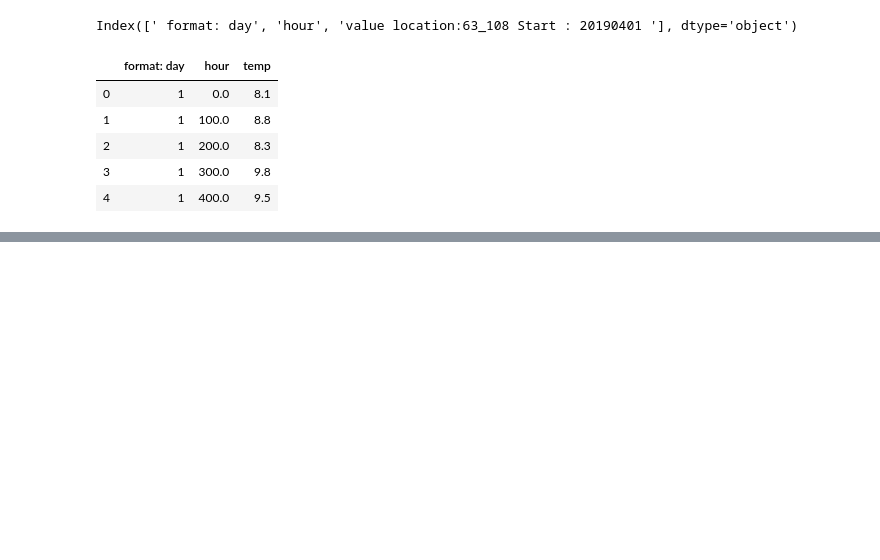
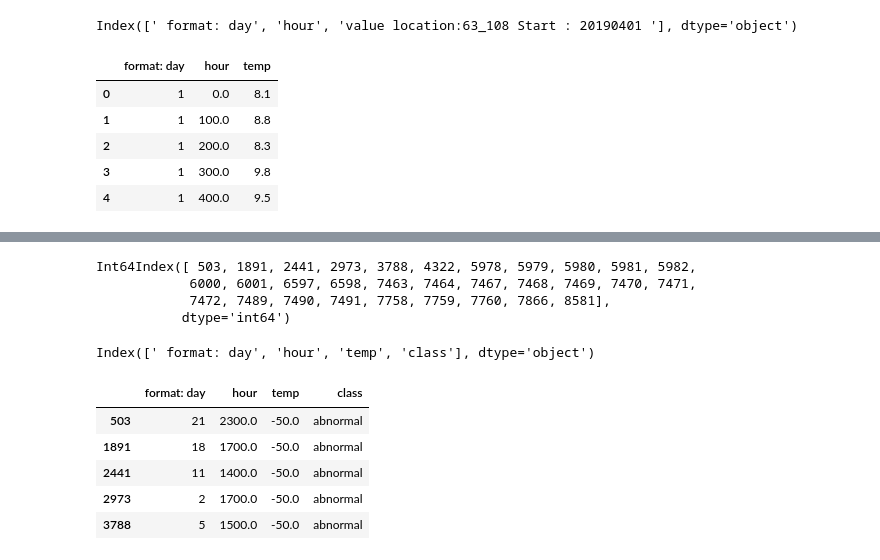
Before and after one commit to PJSoo/welcome, a Jupyter notebook: Pandas_CSV_Read.ipynb, the cells around one changed output, grey strips where cells are left out. Cells and saved outputs as stored; diff of their text form; code cells hidden in the pictures; blank space fills up the shorter version.

```diff
--- a/Pandas_CSV_Read.ipynb
+++ b/Pandas_CSV_Read.ipynb
@@ -74,0 +117,7 @@ normal_temp = [ x for  df_temp if x > -20 ]
+# %%
+df_class[df_class =='abnormal'].index  #데이터베이스로 예를 들면 같은것이다 값들
+# %% [output]
+Int64Index([ 503, 1891, 2441, 2973, 3788, 4322, 5978, 5979, 5980, 5981, 5982,
+            6000, 6001, 6597, 6598, 7463, 7464, 7467, 7468, 7469, 7470, 7471,
+            7472, 7489, 7490, 7491, 7758, 7759, 7760, 7866, 8581],
+           dtype='int64')
@@ -74,0 +126,13 @@ normal_temp = [ x for  df_temp if x > -20 ]
+# %%
+df.columns
+# %% [output]
+Index([' format: day', 'hour', 'temp', 'class'], dtype='object')
+# %%
+df[df['class'] == 'abnormal'].head()
+# %% [output]
+|  | format: day | hour | temp | class |
+| 503 | 21 | 2300.0 | -50.0 | abnormal |
+| 1891 | 18 | 1700.0 | -50.0 | abnormal |
+| 2441 | 11 | 1400.0 | -50.0 | abnormal |
+| 2973 | 2 | 1700.0 | -50.0 | abnormal |
+| 3788 | 5 | 1500.0 | -50.0 | abnormal |
```
Also changed, not shown: parts of 19 cells of this notebook.
